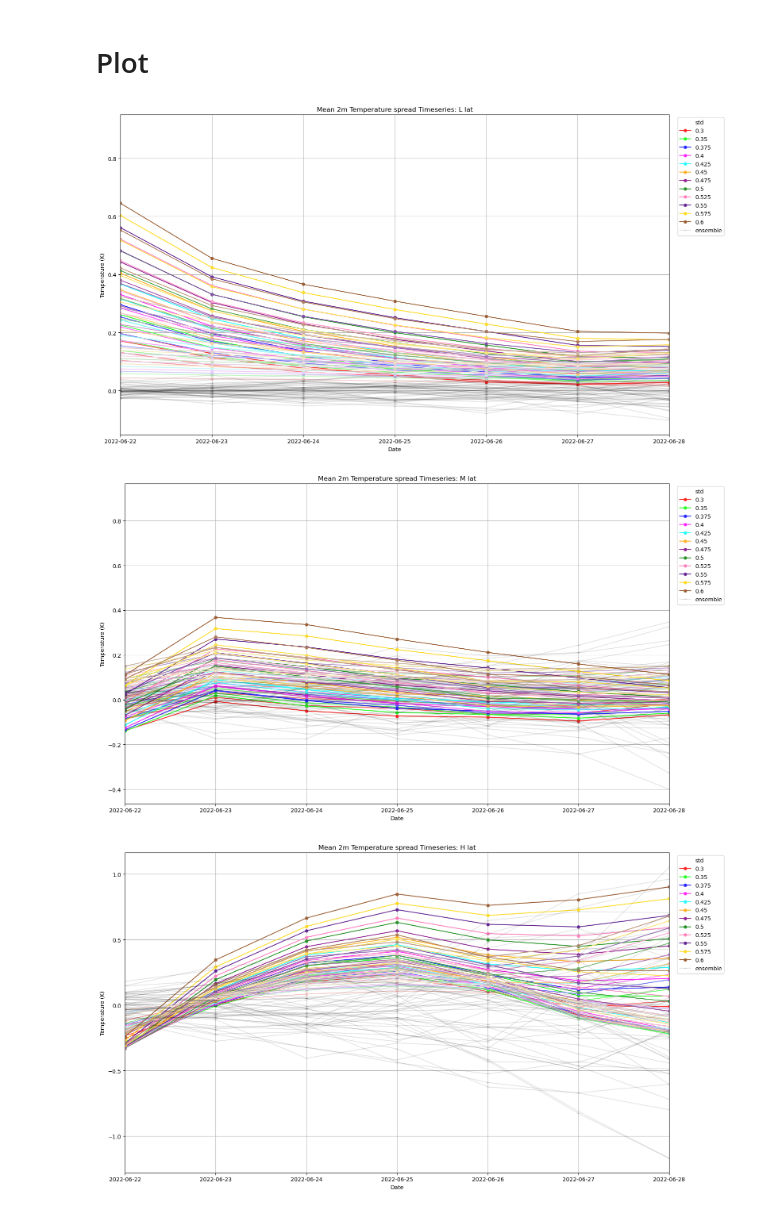
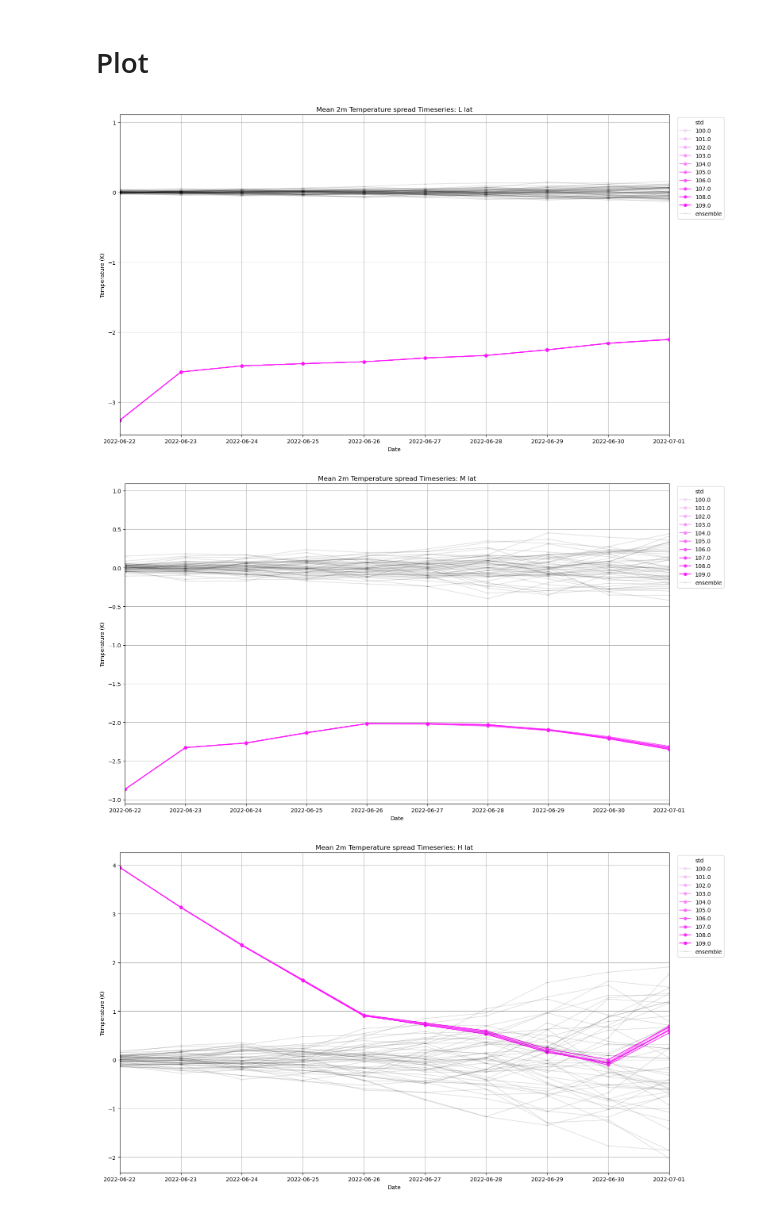
Before and after one commit to HisKim1/his_graphcast, a Jupyter notebook: spread/GC_area_spread_intensity.ipynb, the cells around one changed output. Saved outputs shown, nothing was run; the diff lists cells and outputs as text; code cells hidden in the pictures.

```diff
--- a/spread/GC_area_spread_intensity.ipynb
+++ b/spread/GC_area_spread_intensity.ipynb
@@ -50,12 +50,12 @@ REGION = ["L lat", "M lat", "H lat", "S Korea"]
 # %%
 #@ Loading
 
-with open(f"/data/GC_output/analysis/percent2/zoom_GC_t2m_Globraw.pkl", "rb") as f:
+with open(f"/data/GC_output/analysis/percent2/10_GC_onlyt2m_Globraw.pkl", "rb") as f:
     t2m_perturb = pickle.load(f)
 
-t2m_control = preprocess_GC(xr.open_dataset("/data/GC_output/2021-06-21/GC_output.nc"))
+t2m_control = preprocess_GC(xr.open_dataset("/data/GC_output/2021-06-21/GC_output_10.nc"))
 # %%
-nwp = xr.open_dataset(f"/data/GC_output/analysis/percent/nwp_t2m_Globraw.nc").squeeze()
+nwp = xr.open_dataset(f"/data/GC_output/analysis/percent/10_nwp_t2m_Globraw.nc").squeeze()
 # %% [markdown]
 # Preprocessing
 # %%
@@ -181,40 +181,41 @@ for region in ["L lat", "M lat", "H lat", "S Korea"]:
     plt.title(title)
     plt.xlabel("Date")
     # x axis: 2022-06-22 ~ 2022-06-28
-    date = pd.date_range(start='2022-06-22', end='2022-06-28')
+    date = pd.date_range(start='2022-06-22', end='2022-07-01')
     plt.xlim(date[0], date[-1])
     plt.ylabel(unit)
 
     plt.scatter(40, 0.9, color=(1, 1, 1), label="std", marker='o')
 
     for i, (name, color, data) in enumerate(t2m_regional):
         # percent = int(name.split()[1].split("_")[1][0])*10
         # name = name.split()[1]
         # std = name.split("_")[0]
         percent = float(name.split("_")[1])
         std = float(name.split("_")[0])
         data = data[region]
         offset = (i%5 -1) * 1
         # if float(std) > 0.5:
         #     continue
-        if percent == 90:
+        if percent == 30:
             plt.plot(date, data[target_var], color=color, label=f"{std}", marker='o', markersize=5) # {std}-{percent}%
         else:
             plt.plot(date, data[target_var], color=color, marker='o', markersize=5)
 
     legend_shown=False
     for i in range(nwp_dataset.sizes["ensemble"]):
         if not legend_shown:
             plt.plot(date, nwp_dataset.isel(ensemble=i).squeeze()[region], color=(0.00001, 0.00001, 0.00001), label="ensemble", marker='_', alpha=.1)
             legend_shown=True
         plt.plot(date, nwp_dataset.isel(ensemble=i).squeeze()[region], color=(0.00001, 0.00001, 0.00001), marker='_', alpha=.1)
     plt.legend(bbox_to_anchor=(1.01, 1), loc='upper left')
     plt.grid(True)
     # plt.ylim(-0.01, 0.35)
     plt.subplots_adjust(right=0.85)
     plt.tight_layout()
-    plt.savefig(f"{target_var}_spread_{region}.png")
+    # plt.show()
+    plt.savefig(f"10_only{target_var}_spread_{region}.png")
 # %% [output]
-[figure, old version]
+[figure, new version]
-[figure, old version]
+[figure, new version]
-[figure, old version]
+[figure, new version]
```
Also changed, not shown: parts of 3 cells of this notebook, 11 other files.
